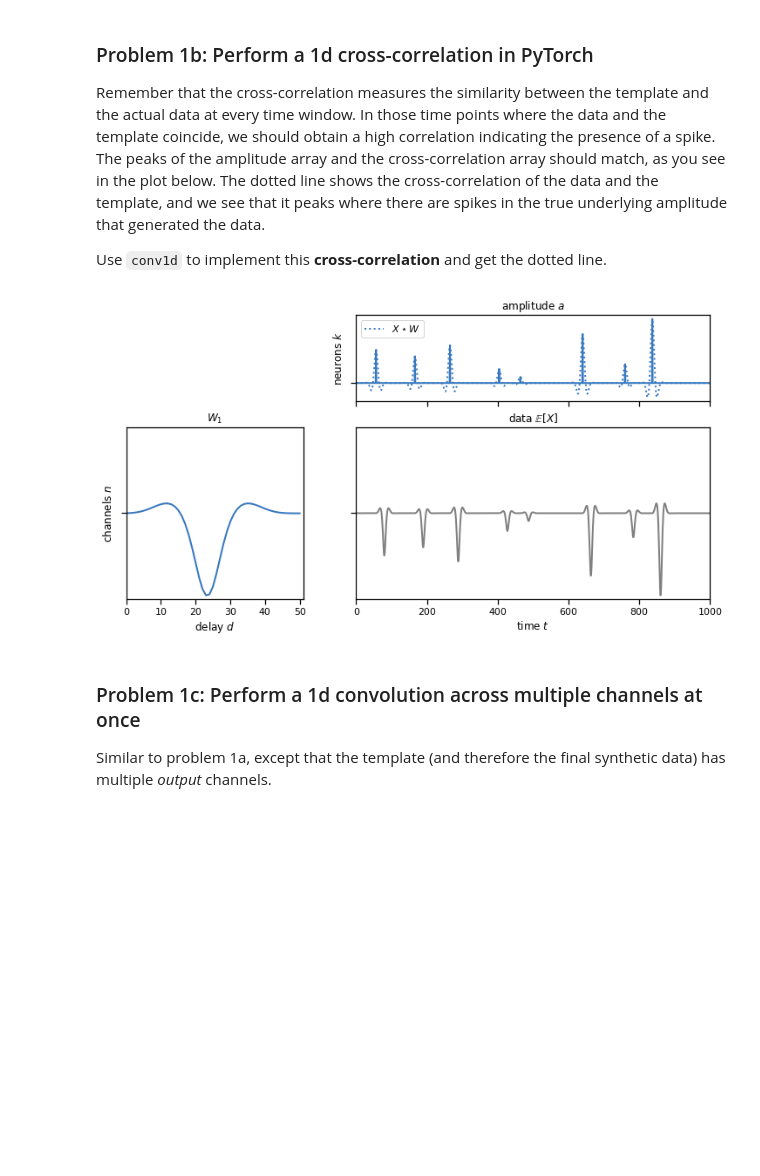
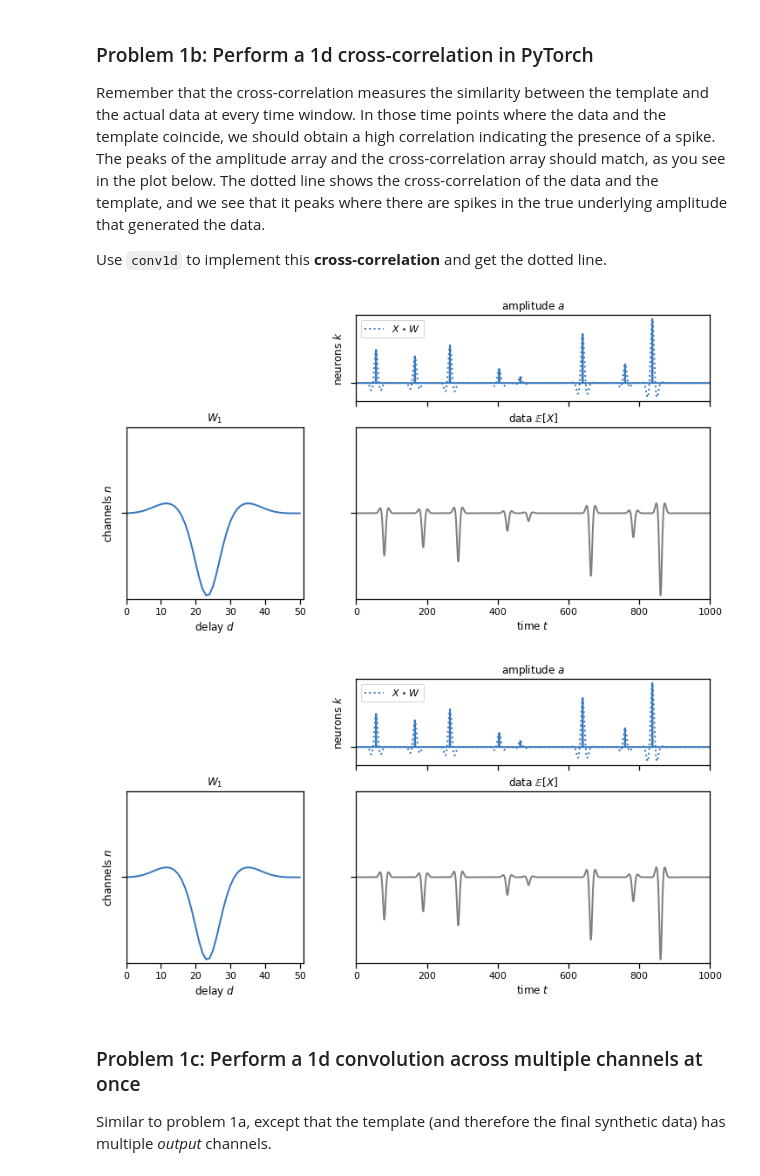
Before and after one commit to panichem/stats320, a Jupyter notebook: 01_spike_sorting.ipynb, the cells around one changed output. Cells and saved outputs as stored; diff of their text form; code cells hidden in the pictures; blank space fills up the shorter version.

```diff
--- a/01_spike_sorting.ipynb
+++ b/01_spike_sorting.ipynb
@@ -393,18 +396,22 @@ Use `conv1d` to implement this **cross-correlation** and get the dotted line.
 # %%
 ###
 # Perform the cross-correlation using PyTorch's `conv1d` function.
 # YOUR CODE BELOW
 
-# score = F.conv1d(...)
+score = F.conv1d(data.unsqueeze(0),templates,padding = D-1)
+score = score[0][D-1:T+D]
+
+plot_model(templates, amplitudes, data, score)
 
 #
 ##
 
 # Your answer should look like this
 plot_model(templates, amplitudes, data, scores=solutions["1b"])
 assert torch.allclose(score, solutions["1b"], atol=1e-4)
 # %% [output]
 [figure]
+[figure, added]
 # %% [markdown]
 ### Problem 1c: Perform a 1d convolution across multiple channels at once
 
```
Also changed, not shown: parts of 1 cell of this notebook.
